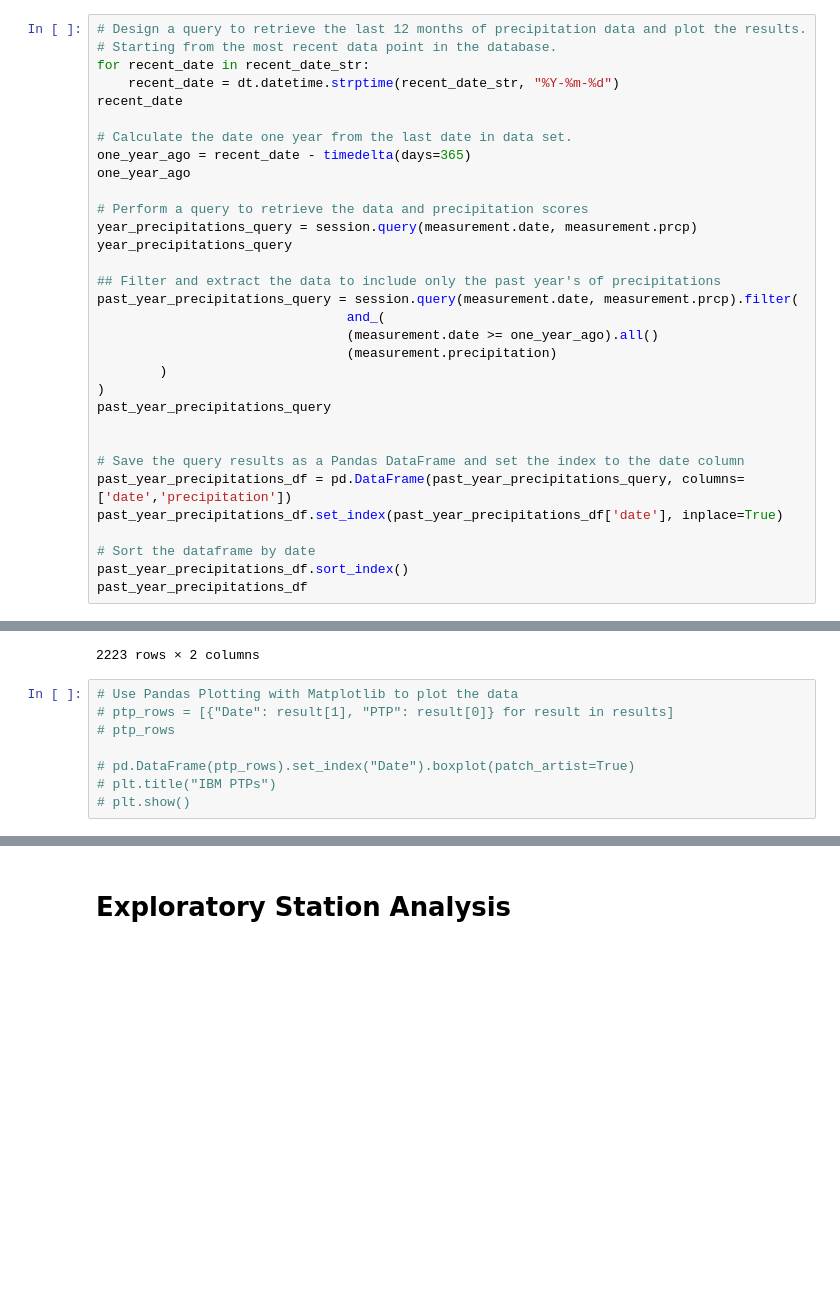
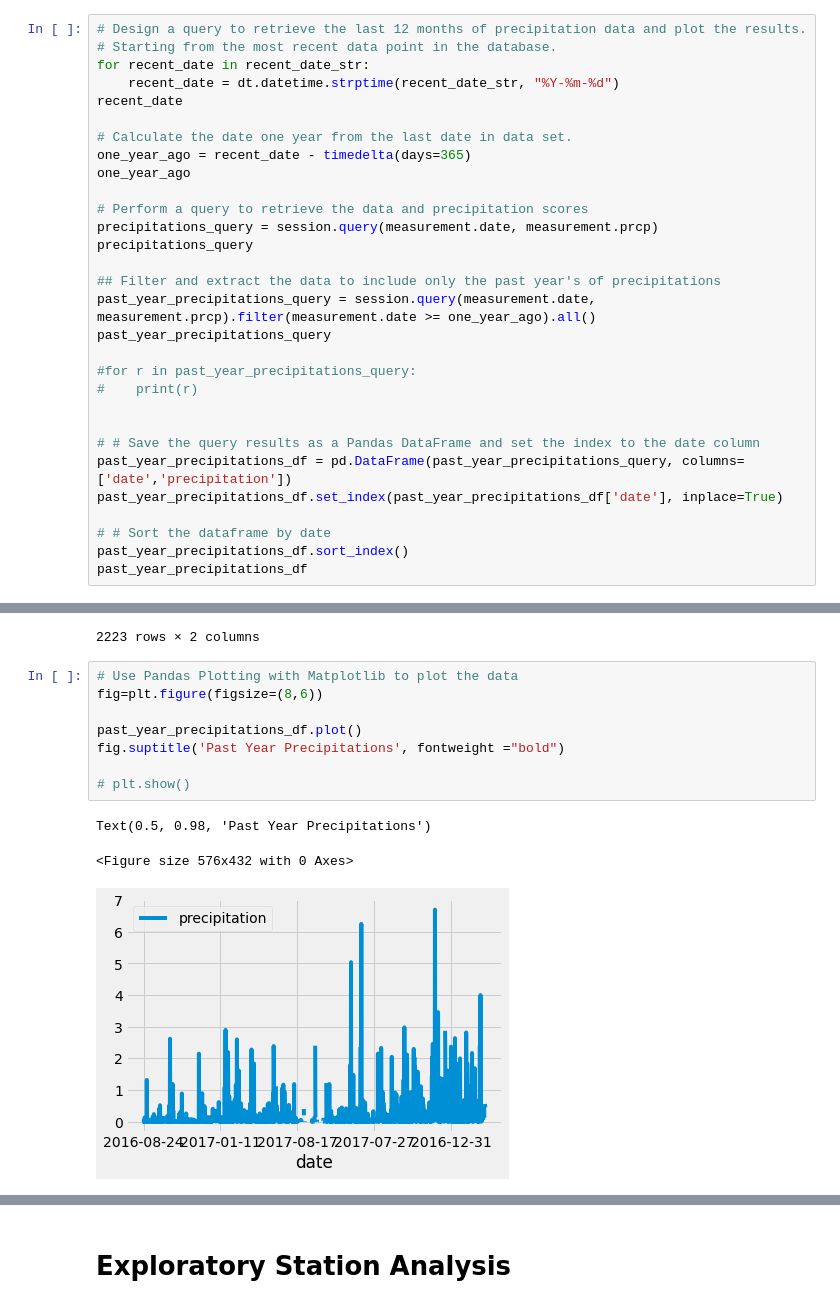
Before and after one commit to mugsiemx/sqlalchemy-challenge, a Jupyter notebook: SurfsUp/climate.ipynb, the cells around one changed output, grey strips where cells are left out. Saved outputs shown, nothing was run; the diff lists cells and outputs as text; blank space fills up the shorter version.

```diff
--- a/SurfsUp/climate.ipynb
+++ b/SurfsUp/climate.ipynb
@@ -115,24 +114,22 @@ one_year_ago = recent_date - timedelta(days=365)
 one_year_ago
 
 # Perform a query to retrieve the data and precipitation scores
-year_precipitations_query = session.query(measurement.date, measurement.prcp)
-year_precipitations_query
+precipitations_query = session.query(measurement.date, measurement.prcp)
+precipitations_query
 
 ## Filter and extract the data to include only the past year's of precipitations
-past_year_precipitations_query = session.query(measurement.date, measurement.prcp).filter(
-                                and_(
-                                (measurement.date >= one_year_ago).all()
-                                (measurement.precipitation)
-        )
-)
+past_year_precipitations_query = session.query(measurement.date, measurement.prcp).filter(measurement.date >= one_year_ago).all()
 past_year_precipitations_query
 
+#for r in past_year_precipitations_query:
+#    print(r)
 
-# Save the query results as a Pandas DataFrame and set the index to the date column
+
+# # Save the query results as a Pandas DataFrame and set the index to the date column
 past_year_precipitations_df = pd.DataFrame(past_year_precipitations_query, columns=['date','precipitation'])
 past_year_precipitations_df.set_index(past_year_precipitations_df['date'], inplace=True)
 
-# Sort the dataframe by date
+# # Sort the dataframe by date
 past_year_precipitations_df.sort_index()
 past_year_precipitations_df
 # %% [output]
@@ -150,13 +147,17 @@ past_year_precipitations_df
 | 2017-08-22 | 2017-08-22 | 0.50 |
 | 2017-08-23 | 2017-08-23 | 0.45 |
 2223 rows × 2 columns
-# %%
-# Use Pandas Plotting with Matplotlib to plot the data
-# ptp_rows = [{"Date": result[1], "PTP": result[0]} for result in results]
-# ptp_rows
-
-# pd.DataFrame(ptp_rows).set_index("Date").boxplot(patch_artist=True)
-# plt.title("IBM PTPs")
-# plt.show()
+# %%
+# Use Pandas Plotting with Matplotlib to plot the data
+fig=plt.figure(figsize=(8,6))
+
+past_year_precipitations_df.plot()
+fig.suptitle('Past Year Precipitations', fontweight ="bold")
+
+# plt.show()
+# %% [output]
+Text(0.5, 0.98, 'Past Year Precipitations')
+<Figure size 576x432 with 0 Axes>
+[figure, added]
 # %%
 # Use Pandas to calculate the summary statistics for the precipitation data
```
Also changed, not shown: parts of 8 cells of this notebook.
